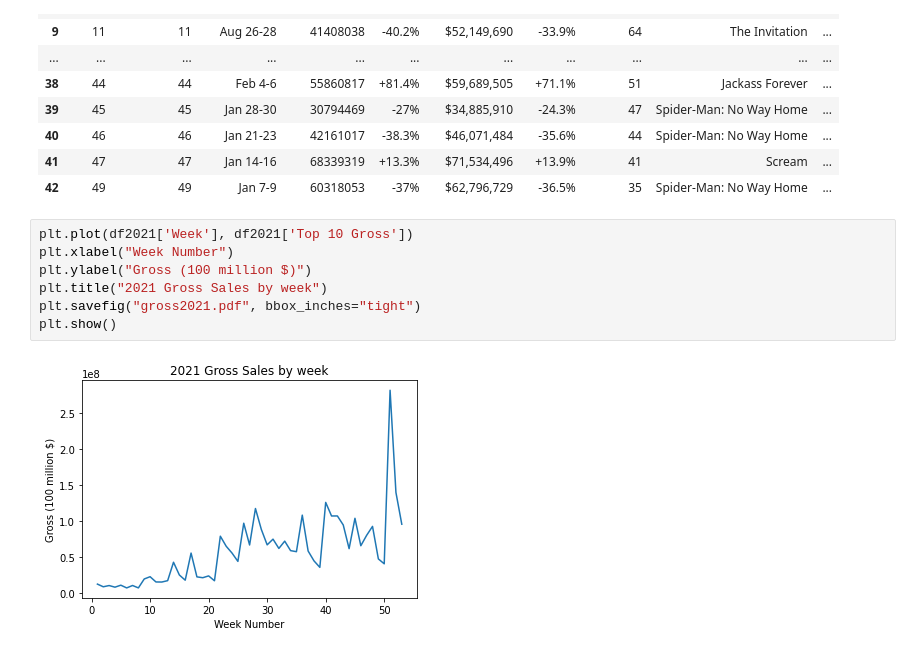
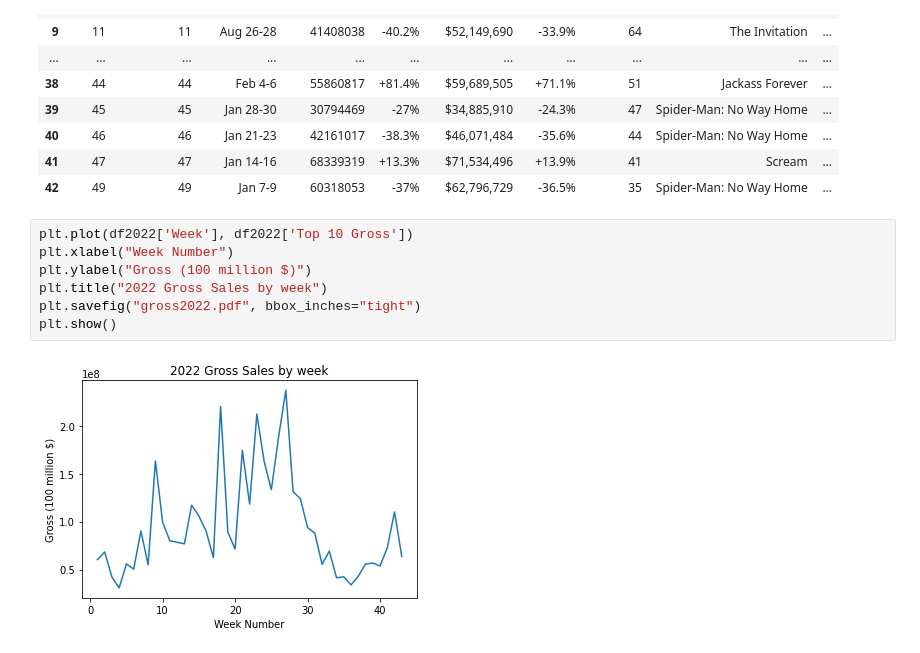
Before and after one commit to Chai-Time1/Is-Cinema-Back-to-Normal-, a Jupyter notebook: visualizations/2022Visualization.ipynb, the cells around one changed output. Drawn from its saved outputs; the diff is of its cells as text.

```diff
--- a/visualizations/2022Visualization.ipynb
+++ b/visualizations/2022Visualization.ipynb
@@ -31,11 +31,11 @@ df2022
 | 41 | 47 | 47 | Jan 14-16 | 68339319 | +13.3% | $71,534,496 | +13.9% | 41 | Scream | ... |
 | 42 | 49 | 49 | Jan 7-9 | 60318053 | -37% | $62,796,729 | -36.5% | 35 | Spider-Man: No Way Home | ... |
 # %%
-plt.plot(df2021['Week'], df2021['Top 10 Gross'])
+plt.plot(df2022['Week'], df2022['Top 10 Gross'])
 plt.xlabel("Week Number")
 plt.ylabel("Gross (100 million $)")
-plt.title("2021 Gross Sales by week")
-plt.savefig("gross2021.pdf", bbox_inches="tight")
+plt.title("2022 Gross Sales by week")
+plt.savefig("gross2022.pdf", bbox_inches="tight")
 plt.show()
 # %% [output]
-[figure, old version]
+[figure, new version]
```
Also changed, not shown: 5 other files.
